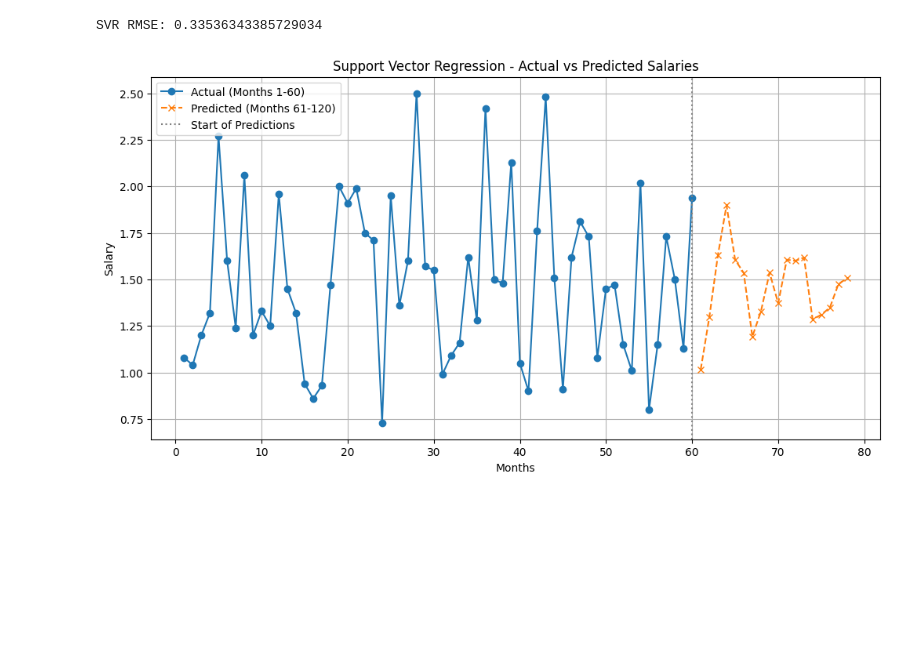
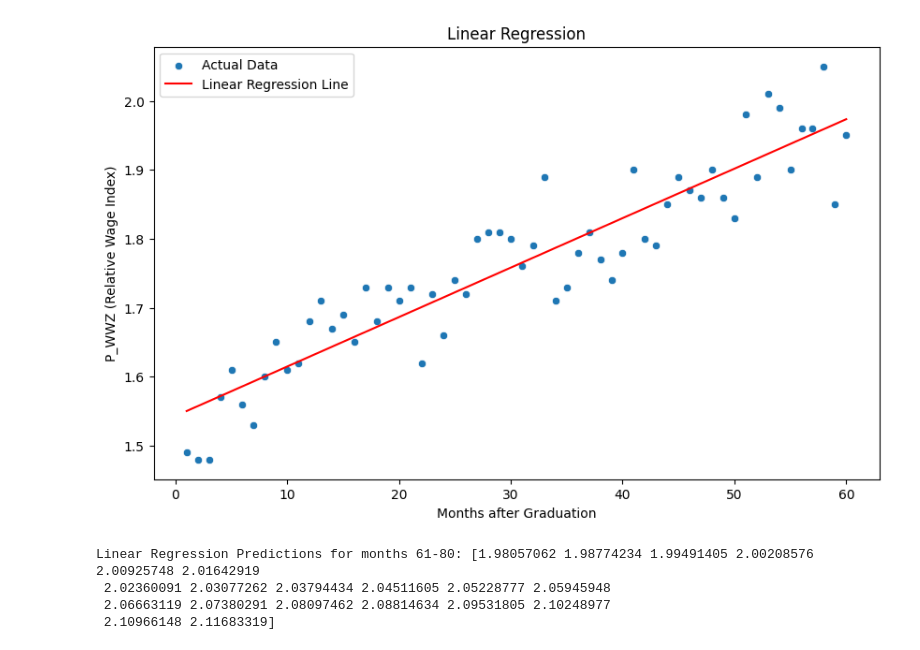
Before and after one commit to michalsko20/ela_analysis, a Jupyter notebook: model/main.ipynb, the cells around one changed output. Drawn from its saved outputs; the diff is of its cells as text; code cells hidden in the pictures; blank space fills up the shorter version.

Commit message:
more models added

```diff
--- a/model/main.ipynb
+++ b/model/main.ipynb
@@ -276,18 +114,43 @@ Random Forest RMSE: 0.33542837486811805
-# %%
-from sklearn.svm import SVR
-
-# Train an SVR model
-model_svr = SVR(kernel='rbf')
-model_svr.fit(X_train, y_train)
-
-# Make predictions
-y_pred_svr = model_svr.predict(X_test)
-
-# Evaluate the model
-print("SVR RMSE:", mean_squared_error(y_test, y_pred_svr, squared=False))
-
-# Support Vector Regression
-visualize_predictions(model_svr, X_train, y_train, X_test, y_test, method_name="Support Vector Regression")
-# %% [output]
-SVR RMSE: 0.33536343385729034
-[figure, removed]
+# %%
+import numpy as np
+import pandas as pd
+import matplotlib.pyplot as plt
+import seaborn as sns
+from sklearn.linear_model import LinearRegression
+from sklearn.ensemble import RandomForestRegressor
+from sklearn.svm import SVR
+import lightgbm as lgb
+
+# Combine P_WWZ_MIES columns into a single time-series dataset
+months = list(range(1, 61))
+X = np.array(months).reshape(-1, 1)  # Months as features
+y = temp_data[[f'P_WWZ_MIES_{i}' for i in months]].median(axis=0).values  # Average salaries across rows for each month
+
+# Prepare future months for predictions (61 to 80)
+future_months = np.array(range(61, 81)).reshape(-1, 1)
+# %%
+# Linear Regression
+linear_model = LinearRegression()
+linear_model.fit(X, y)
+
+# Predict future salaries (61-80 months)
+linear_predictions = linear_model.predict(future_months)
+
+# Visualize data and regression line
+plt.figure(figsize=(10, 6))
+sns.scatterplot(x=months, y=y, label='Actual Data', palette='bright')
+plt.plot(months, linear_model.predict(X), color='red', label='Linear Regression Line')
+plt.title('Linear Regression')
+plt.xlabel('Months after Graduation')
+plt.ylabel('P_WWZ (Relative Wage Index)')
+plt.legend()
+plt.show()
+
+# Display predictions
+print(f"Linear Regression Predictions for months 61-80: {linear_predictions}")
+# %% [output]
+[figure, added]
+Linear Regression Predictions for months 61-80: [1.98057062 1.98774234 1.99491405 2.00208576 2.00925748 2.01642919
+ 2.02360091 2.03077262 2.03794434 2.04511605 2.05228777 2.05945948
+ 2.06663119 2.07380291 2.08097462 2.08814634 2.09531805 2.10248977
+ 2.10966148 2.11683319]
```
Also changed, not shown: parts of 24 cells of this notebook, 1 other file.
